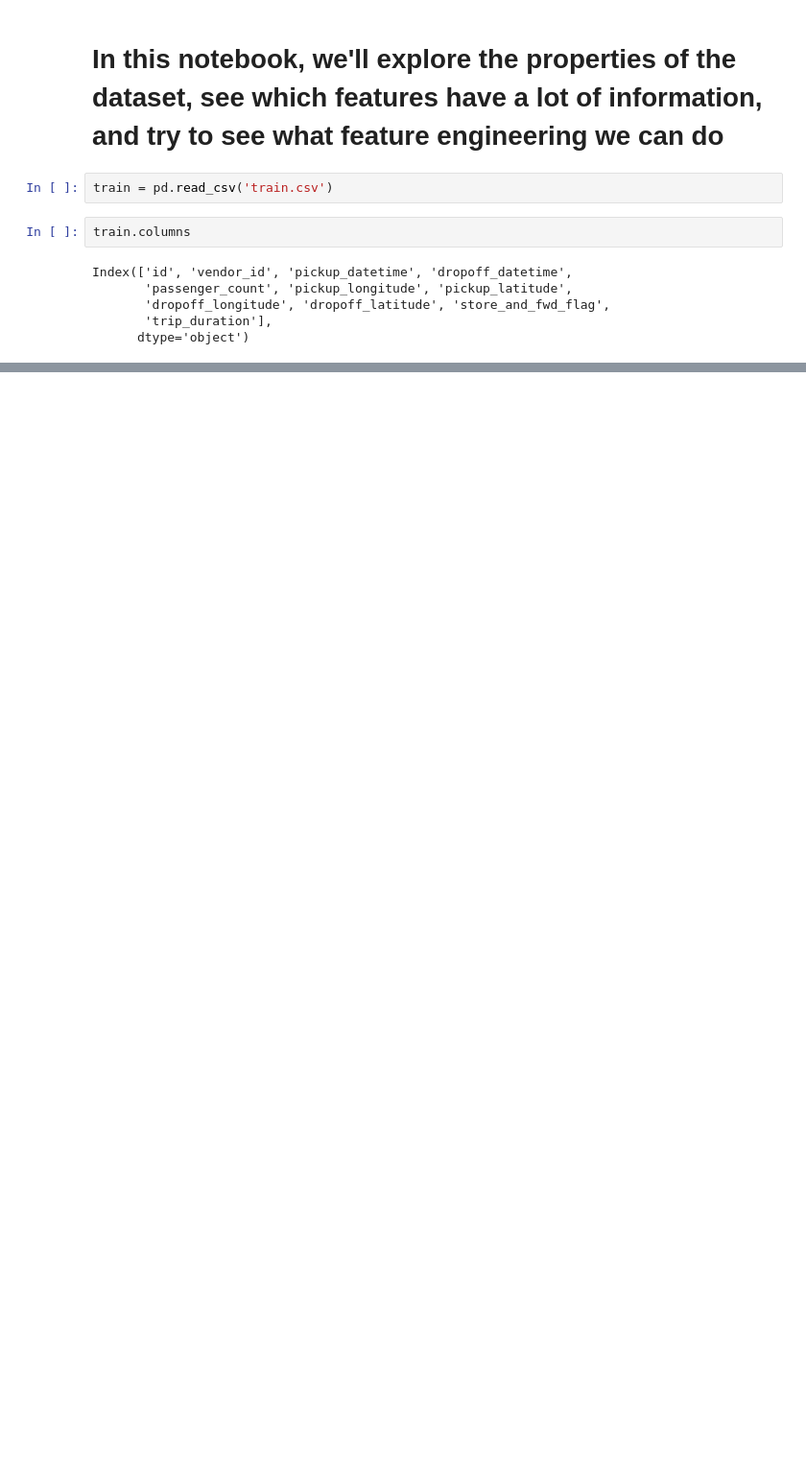
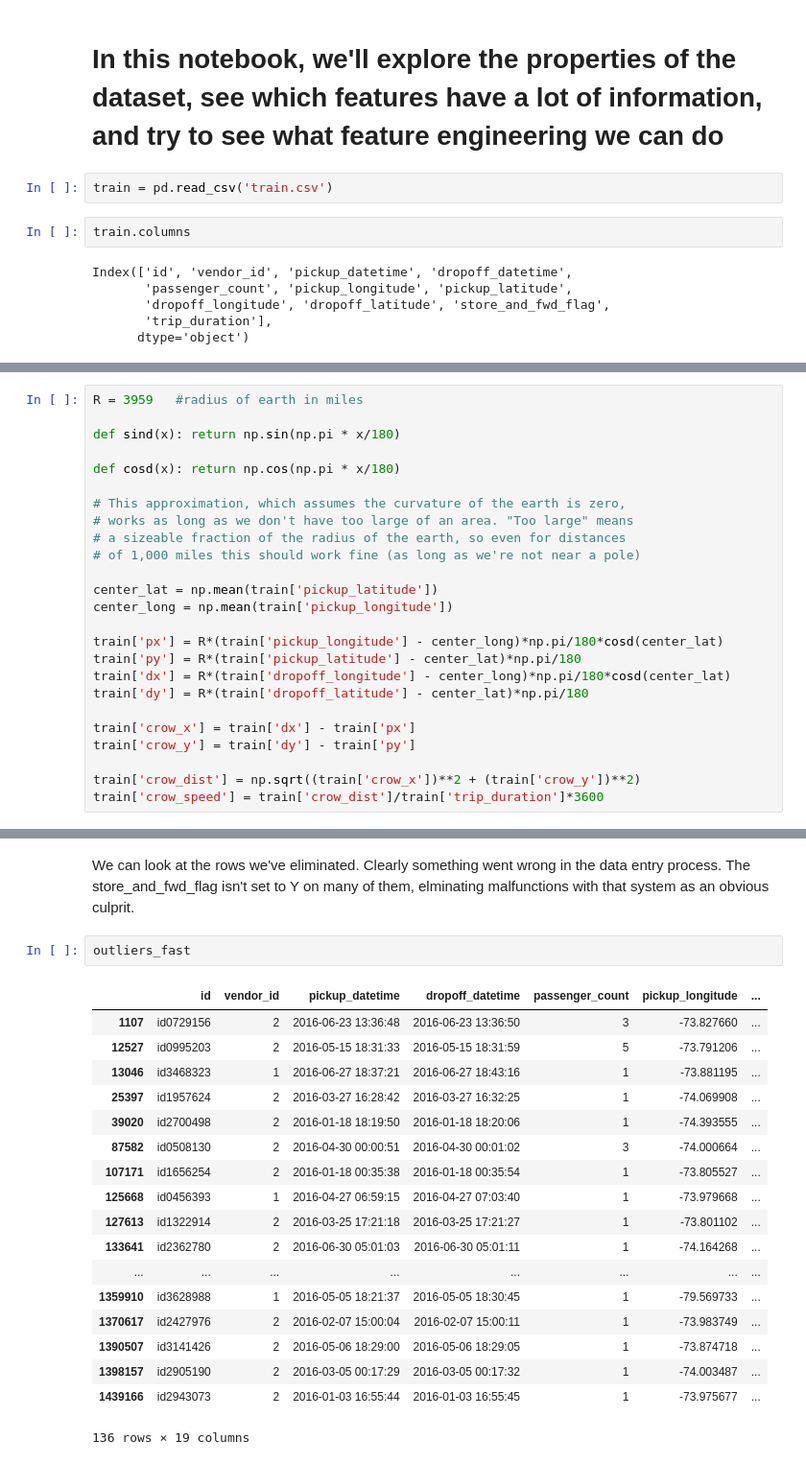
Before and after one commit to pschale/taxi-prediction, a Jupyter notebook: Data Exploration.ipynb, the cells around one changed output, grey strips where cells are left out. Shown at 96% size. Cells and saved outputs as stored; diff of their text form; blank space fills up the shorter version.

```diff
--- a/Data Exploration.ipynb
+++ b/Data Exploration.ipynb
@@ -26,0 +30,25 @@ The variable to be predicted is trip_duration. Let's see how this is distributed
+# %%
+R = 3959   #radius of earth in miles
+
+def sind(x): return np.sin(np.pi * x/180)
+
+def cosd(x): return np.cos(np.pi * x/180)
+
+# This approximation, which assumes the curvature of the earth is zero,
+# works as long as we don't have too large of an area. "Too large" means
+# a sizeable fraction of the radius of the earth, so even for distances
+# of 1,000 miles this should work fine (as long as we're not near a pole)
+
+center_lat = np.mean(train['pickup_latitude'])
+center_long = np.mean(train['pickup_longitude'])
+
+train['px'] = R*(train['pickup_longitude'] - center_long)*np.pi/180*cosd(center_lat)
+train['py'] = R*(train['pickup_latitude'] - center_lat)*np.pi/180
+train['dx'] = R*(train['dropoff_longitude'] - center_long)*np.pi/180*cosd(center_lat)
+train['dy'] = R*(train['dropoff_latitude'] - center_lat)*np.pi/180
+
+train['crow_x'] = train['dx'] - train['px']
+train['crow_y'] = train['dy'] - train['py']
+
+train['crow_dist'] = np.sqrt((train['crow_x'])**2 + (train['crow_y'])**2)
+train['crow_speed'] = train['crow_dist']/train['trip_duration']*3600
@@ -26,0 +73,23 @@ The variable to be predicted is trip_duration. Let's see how this is distributed
+# %% [markdown]
+We can look at the rows we've eliminated. Clearly something went wrong in the data entry process. The store_and_fwd_flag isn't set to Y on many of them, elminating malfunctions with that system as an obvious culprit.
+# %%
+outliers_fast
+# %% [output]
+|  | id | vendor_id | pickup_datetime | dropoff_datetime | passenger_count | pickup_longitude | ... |
+| 1107 | id0729156 | 2 | 2016-06-23 13:36:48 | 2016-06-23 13:36:50 | 3 | -73.827660 | ... |
+| 12527 | id0995203 | 2 | 2016-05-15 18:31:33 | 2016-05-15 18:31:59 | 5 | -73.791206 | ... |
+| 13046 | id3468323 | 1 | 2016-06-27 18:37:21 | 2016-06-27 18:43:16 | 1 | -73.881195 | ... |
+| 25397 | id1957624 | 2 | 2016-03-27 16:28:42 | 2016-03-27 16:32:25 | 1 | -74.069908 | ... |
+| 39020 | id2700498 | 2 | 2016-01-18 18:19:50 | 2016-01-18 18:20:06 | 1 | -74.393555 | ... |
+| 87582 | id0508130 | 2 | 2016-04-30 00:00:51 | 2016-04-30 00:01:02 | 3 | -74.000664 | ... |
+| 107171 | id1656254 | 2 | 2016-01-18 00:35:38 | 2016-01-18 00:35:54 | 1 | -73.805527 | ... |
+| 125668 | id0456393 | 1 | 2016-04-27 06:59:15 | 2016-04-27 07:03:40 | 1 | -73.979668 | ... |
+| 127613 | id1322914 | 2 | 2016-03-25 17:21:18 | 2016-03-25 17:21:27 | 1 | -73.801102 | ... |
+| 133641 | id2362780 | 2 | 2016-06-30 05:01:03 | 2016-06-30 05:01:11 | 1 | -74.164268 | ... |
+| ... | ... | ... | ... | ... | ... | ... | ... |
+| 1359910 | id3628988 | 1 | 2016-05-05 18:21:37 | 2016-05-05 18:30:45 | 1 | -79.569733 | ... |
+| 1370617 | id2427976 | 2 | 2016-02-07 15:00:04 | 2016-02-07 15:00:11 | 1 | -73.983749 | ... |
+| 1390507 | id3141426 | 2 | 2016-05-06 18:29:00 | 2016-05-06 18:29:05 | 1 | -73.874718 | ... |
+| 1398157 | id2905190 | 2 | 2016-03-05 00:17:29 | 2016-03-05 00:17:32 | 1 | -74.003487 | ... |
+| 1439166 | id2943073 | 2 | 2016-01-03 16:55:44 | 2016-01-03 16:55:45 | 1 | -73.975677 | ... |
+136 rows × 19 columns
```
Also changed, not shown: parts of 48 cells of this notebook.
